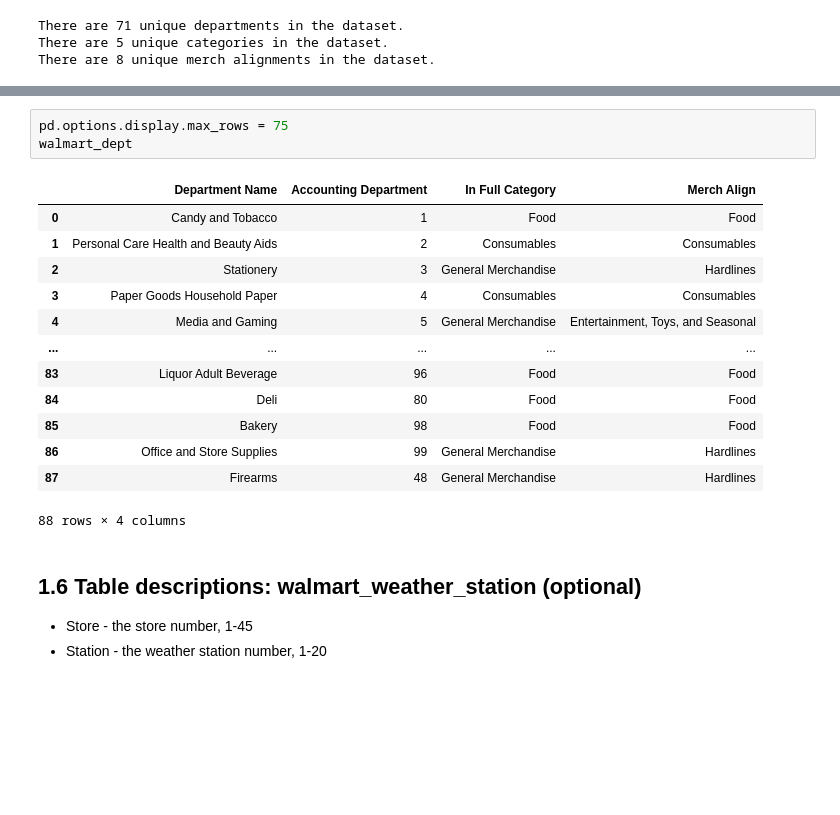
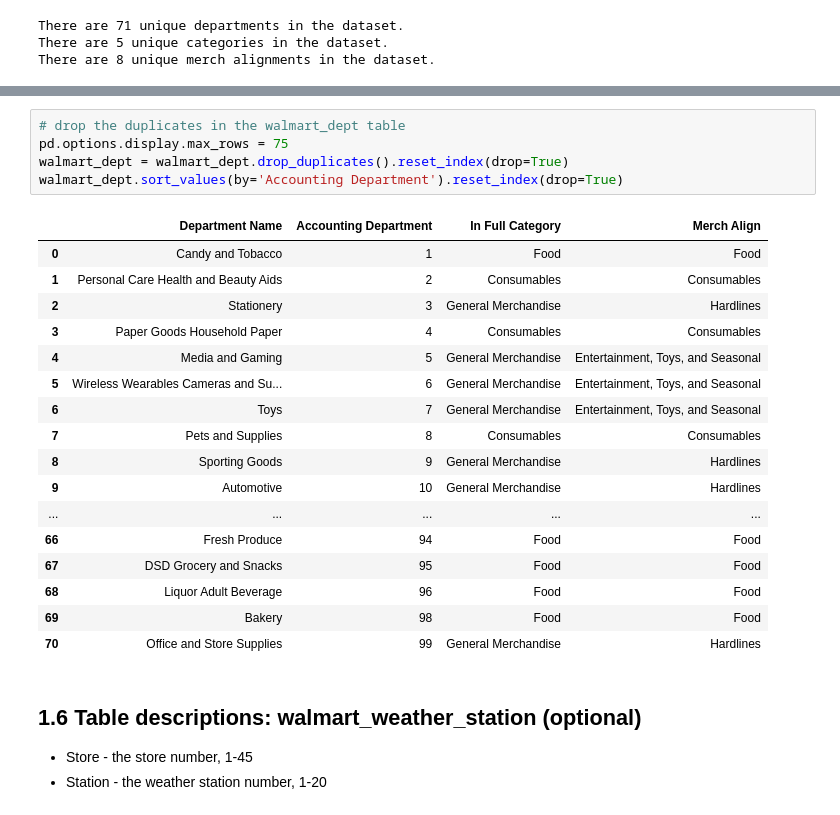
Before and after one commit to Dr-Spicy/WalmartForecast, a Jupyter notebook: Notebook.ipynb, the cells around one changed output, grey strips where cells are left out. Cells and saved outputs as stored; diff of their text form; blank space fills up the shorter version.

```diff
--- a/Notebook.ipynb
+++ b/Notebook.ipynb
@@ -274,20 +274,26 @@ walmart_dept.groupby(['In Full Category','Merch Align'])[['Accounting Department
 # %%
+# drop the duplicates in the walmart_dept table
 pd.options.display.max_rows = 75
-walmart_dept
+walmart_dept = walmart_dept.drop_duplicates().reset_index(drop=True)
+walmart_dept.sort_values(by='Accounting Department').reset_index(drop=True)
 # %% [output]
 |  | Department Name | Accounting Department | In Full Category | Merch Align |
 | 0 | Candy and Tobacco | 1 | Food | Food |
 | 1 | Personal Care Health and Beauty Aids | 2 | Consumables | Consumables |
 | 2 | Stationery | 3 | General Merchandise | Hardlines |
 | 3 | Paper Goods Household Paper | 4 | Consumables | Consumables |
 | 4 | Media and Gaming | 5 | General Merchandise | Entertainment, Toys, and Seasonal |
+| 5 | Wireless Wearables Cameras and Su... | 6 | General Merchandise | Entertainment, Toys, and Seasonal |
+| 6 | Toys | 7 | General Merchandise | Entertainment, Toys, and Seasonal |
+| 7 | Pets and Supplies | 8 | Consumables | Consumables |
+| 8 | Sporting Goods | 9 | General Merchandise | Hardlines |
+| 9 | Automotive | 10 | General Merchandise | Hardlines |
 | ... | ... | ... | ... | ... |
-| 83 | Liquor Adult Beverage | 96 | Food | Food |
-| 84 | Deli | 80 | Food | Food |
-| 85 | Bakery | 98 | Food | Food |
-| 86 | Office and Store Supplies | 99 | General Merchandise | Hardlines |
-| 87 | Firearms | 48 | General Merchandise | Hardlines |
+| 66 | Fresh Produce | 94 | Food | Food |
+| 67 | DSD Grocery and Snacks | 95 | Food | Food |
+| 68 | Liquor Adult Beverage | 96 | Food | Food |
+| 69 | Bakery | 98 | Food | Food |
+| 70 | Office and Store Supplies | 99 | General Merchandise | Hardlines |
-88 rows × 4 columns
 # %% [markdown]
 ## 1.6 Table descriptions: walmart_weather_station (optional)
 - Store - the store number, 1-45
```
Also changed, not shown: parts of 18 cells of this notebook, 1 other file.
